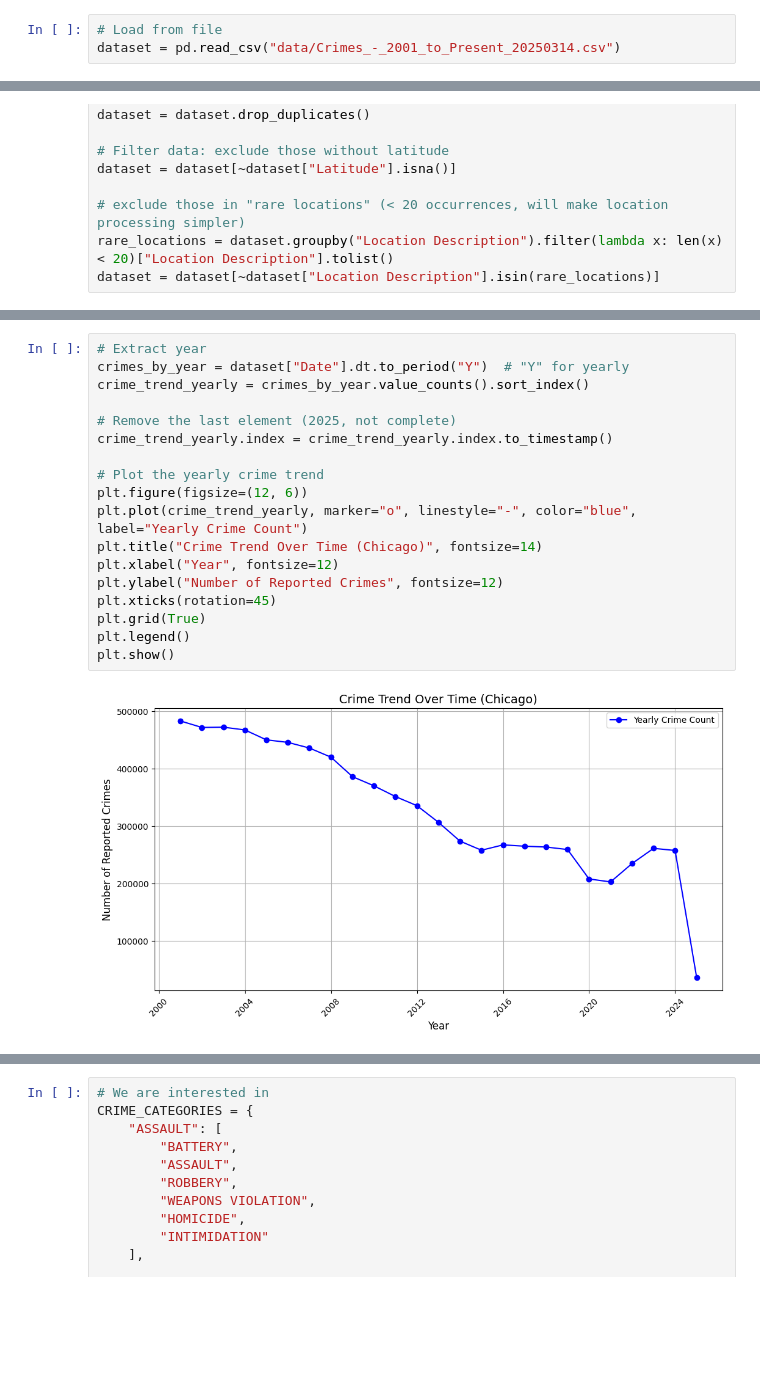
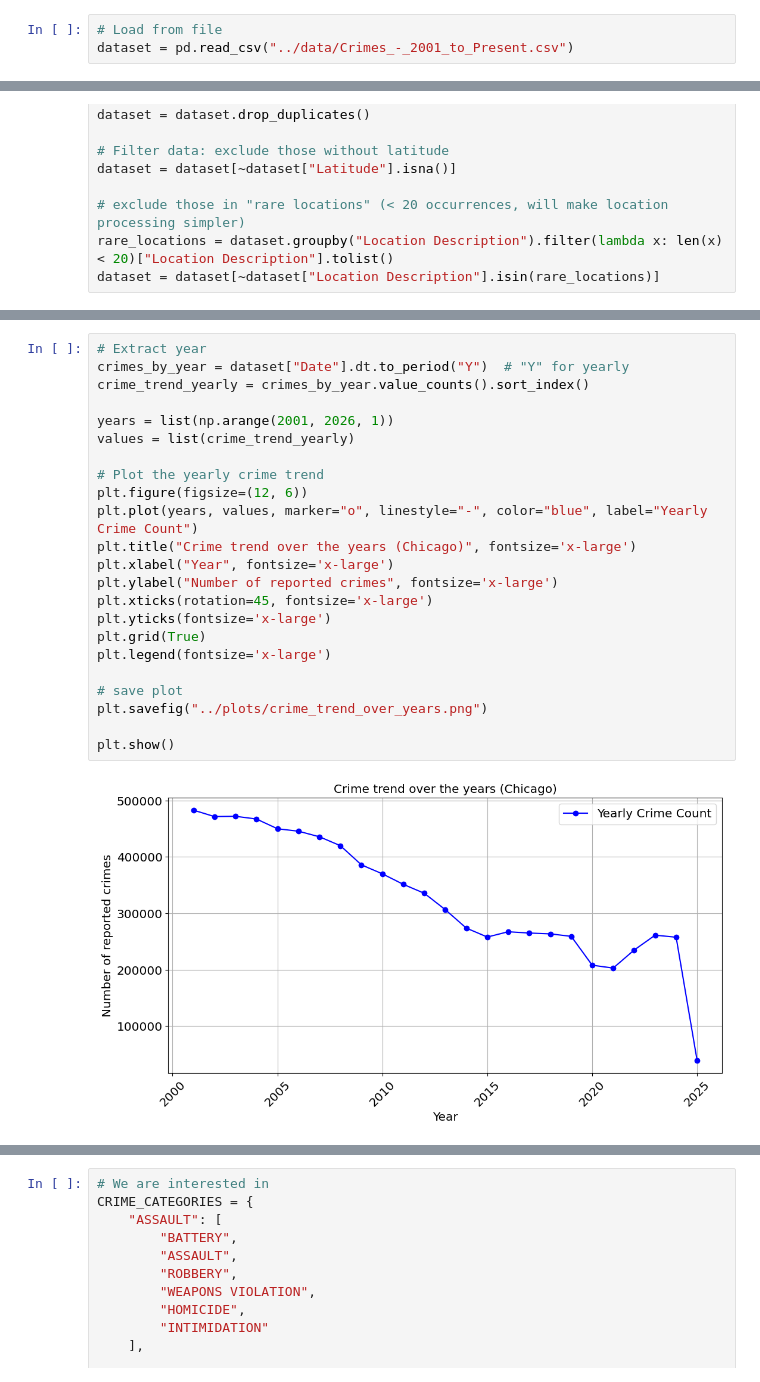
Before and after one commit to com-480-data-visualization/SafetyFirst, a Jupyter notebook: milestone1/eda.ipynb, the cells around one changed output, grey strips where cells are left out. Drawn from its saved outputs; the diff is of its cells as text; blank space fills up the shorter version.

```diff
--- a/milestone1/eda.ipynb
+++ b/milestone1/eda.ipynb
@@ -4,7 +4,7 @@ import numpy as np
 import matplotlib.pyplot as plt
 # %%
 # Load from file
-dataset = pd.read_csv("data/Crimes_-_2001_to_Present_20250314.csv")
+dataset = pd.read_csv("../data/Crimes_-_2001_to_Present.csv")
 # %%
 # Preprocessing date and texts
 dataset['Date'] = pd.to_datetime(dataset['Date'], format='%m/%d/%Y %I:%M:%S %p', errors='coerce')
@@ -33,20 +33,25 @@ dataset.head()
 # %%
 # Extract year
 crimes_by_year = dataset["Date"].dt.to_period("Y")  # "Y" for yearly
 crime_trend_yearly = crimes_by_year.value_counts().sort_index()
 
-# Remove the last element (2025, not complete)
-crime_trend_yearly.index = crime_trend_yearly.index.to_timestamp()
+years = list(np.arange(2001, 2026, 1))
+values = list(crime_trend_yearly)
 
 # Plot the yearly crime trend
 plt.figure(figsize=(12, 6))
-plt.plot(crime_trend_yearly, marker="o", linestyle="-", color="blue", label="Yearly Crime Count")
-plt.title("Crime Trend Over Time (Chicago)", fontsize=14)
-plt.xlabel("Year", fontsize=12)
-plt.ylabel("Number of Reported Crimes", fontsize=12)
-plt.xticks(rotation=45)
+plt.plot(years, values, marker="o", linestyle="-", color="blue", label="Yearly Crime Count")
+plt.title("Crime trend over the years (Chicago)", fontsize='x-large')
+plt.xlabel("Year", fontsize='x-large')
+plt.ylabel("Number of reported crimes", fontsize='x-large')
+plt.xticks(rotation=45, fontsize='x-large')
+plt.yticks(fontsize='x-large')
 plt.grid(True)
-plt.legend()
+plt.legend(fontsize='x-large')
+
+# save plot
+plt.savefig("../plots/crime_trend_over_years.png")
+
 plt.show()
 # %% [output]
-[figure, old version]
+[figure, new version]
```
Also changed, not shown: parts of 10 cells of this notebook, 6 other files.
